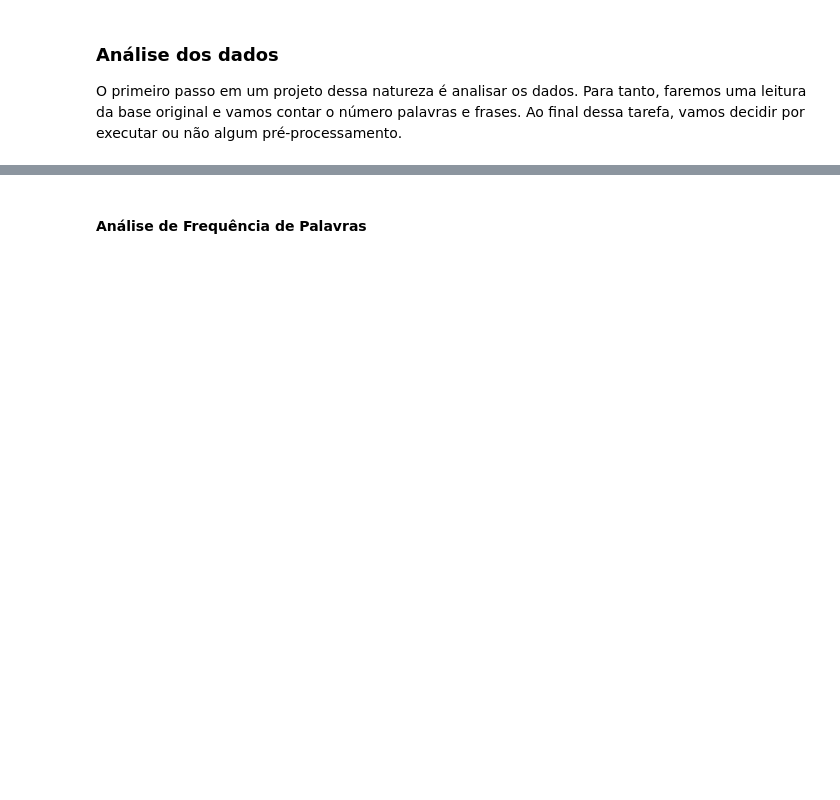
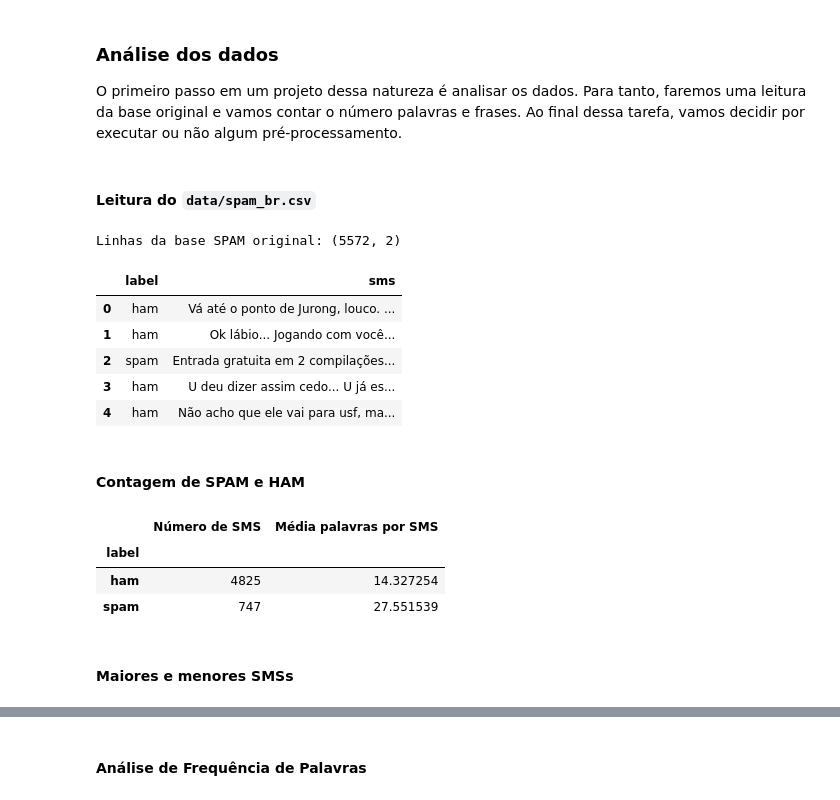
Before and after one commit to thyarles/unb-pca-spamdetector, a Jupyter notebook: spam.ipynb, the cells around one changed output, grey strips where cells are left out. Drawn from its saved outputs; the diff is of its cells as text; code cells hidden in the pictures; blank space fills up the shorter version.

```diff
--- a/spam.ipynb
+++ b/spam.ipynb
@@ -43,13 +45,25 @@ from wordcloud import WordCloud        # Nuvens de palavras
 import nltk                            # Processamento de linguagem natural (NLP)
 from nltk.corpus import stopwords      # Lstas de stopwords (palavras irrelevantes)
 from collections import Counter        # Frequência de elementos
+# %% [markdown]
+#### Leitura do `data/spam_br.csv`
 # %%
-# 2. Leitura do arquivo
-spam = pd.read_csv('data/spam.csv', encoding='utf-8')
-spam = spam[['Label', 'EmailText']]
+# Leitura dos dados
+spam = pd.read_csv('data/spam_br.csv', encoding='utf-8')
+spam = spam[['Label', 'EmailTextBR']]
 spam.columns = ['label', 'sms']
 print(f'Linhas da base SPAM original: {spam.shape}')
 spam.head()
+# %% [output]
+Linhas da base SPAM original: (5572, 2)
+|  | label | sms |
+| 0 | ham | Vá até o ponto de Jurong, louco. ... |
+| 1 | ham | Ok lábio... Jogando com você... |
+| 2 | spam | Entrada gratuita em 2 compilações... |
+| 3 | ham | U deu dizer assim cedo... U já es... |
+| 4 | ham | Não acho que ele vai para usf, ma... |
+# %% [markdown]
+#### Contagem de SPAM e HAM
 # %%
 # Estatísticas básicas
 spam['word_count'] = spam['sms'].apply(lambda x: len(x.split()))
@@ -64,5 +78,12 @@ words_by_sms = spam.groupby('label')['word_count'].mean().to_frame(name='Média
 
 # Juntar os dois DataFrames
 sms_by_label.join(words_by_sms)
+# %% [output]
+|  | Número de SMS | Média palavras por SMS |
+| label |  |  |
+| ham | 4825 | 14.327254 |
+| spam | 747 | 27.551539 |
+# %% [markdown]
+#### Maiores e menores SMSs
 # %%
 # Maiores e menores SMSs
```
Also changed, not shown: parts of 13 cells of this notebook.
